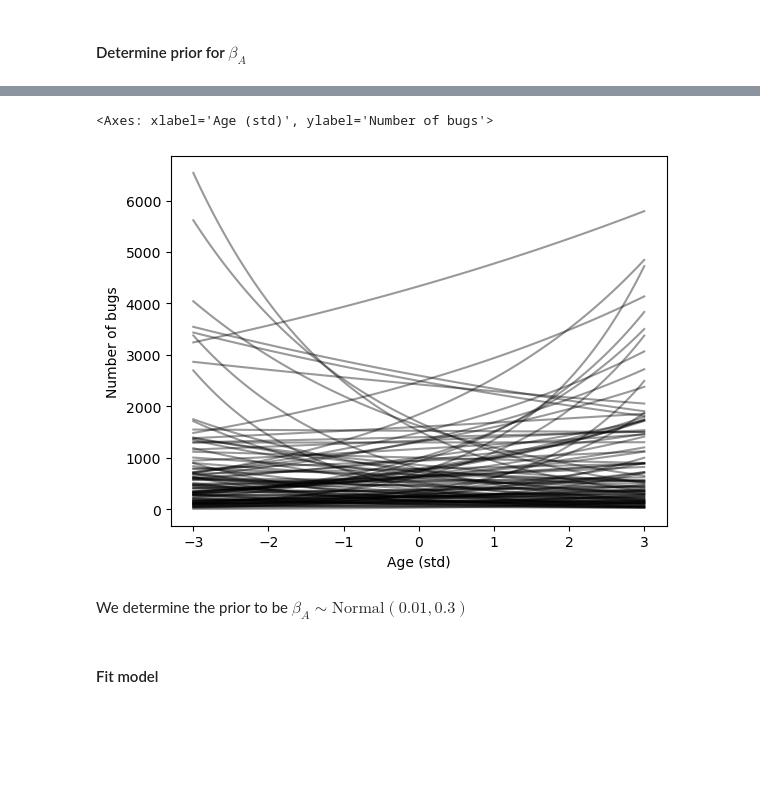
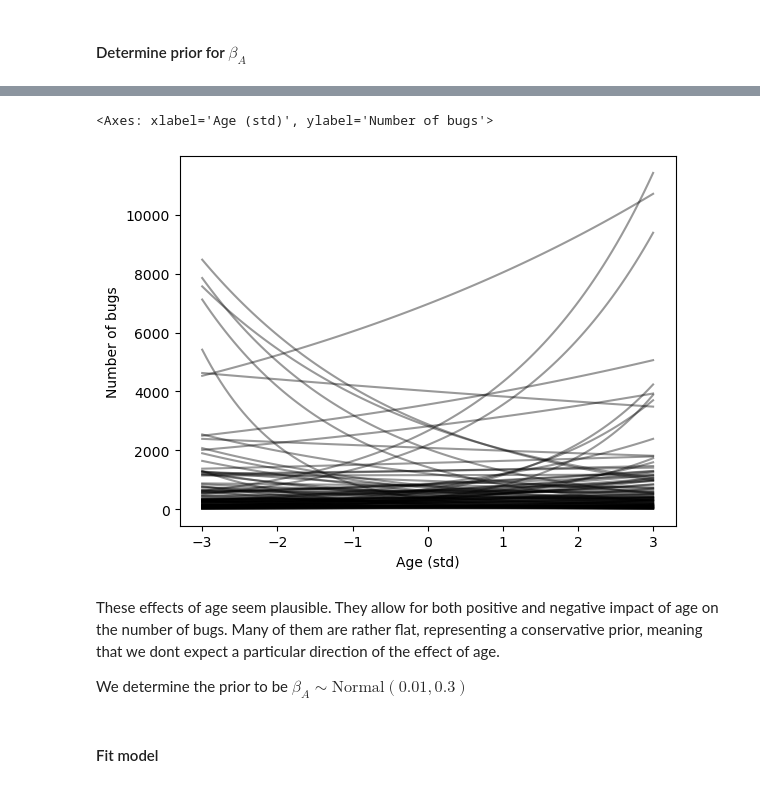
Before and after one commit to ah140797/PPExam24, a Jupyter notebook: anders.ipynb, the cells around one changed output, grey strips where cells are left out. Drawn from its saved outputs; the diff is of its cells as text; code cells hidden in the pictures; blank space fills up the shorter version.

```diff
--- a/anders.ipynb
+++ b/anders.ipynb
@@ -196,7 +363,8 @@ $$
 # %%
-#We had inspiration from https://github.com/pymc-devs/pymc-resources/blob/main/Rethinking_2/Chp_11.ipynb
+#Inspiration from https://github.com/pymc-devs/pymc-resources/blob/main/Rethinking_2/Chp_11.ipynb
+#Would be nice to make this work for unstandardized age aswell
 
-def prior_plot_poisson(N: int = 100, b_mean: int = 0, b_std: int = 0, ax1=None, ax2=None):
+def plot_prior_continious(b_mean: int = 0, b_std: int = 0, N: int = 100,  ax1=None, ax2=None):
     if ax1 is None:
         _, ax1 = plt.subplots()
         ax1.set_ylabel("Number of bugs")
@@ -204,29 +372,32 @@ def prior_plot_poisson(N: int = 100, b_mean: int = 0, b_std: int = 0, ax1=None,
     #    _, ax2 = plt.subplots()
     #    ax2.set_ylabel("Number of bugs")
 
-    intercepts = np.random.normal(6, 1, N)
-    slopes = np.random.normal(b_mean, b_std, N)
+    alphas = np.random.normal(6, 1, N)
+    betas = np.random.normal(b_mean, b_std, N)
 
     x_seq_std = np.linspace(-3, 3, N) # on std. scale
-    #x_seq = np.linspace(np.log(100), np.log(20000), N) # on normal scale
+    #x_seq = np.linspace(0, 16000, N) # on normal scale
 
-    for a, b in zip(intercepts, slopes):
+    for a, b in zip(alphas, betas):
         ax1.plot(x_seq_std, np.exp(a + b * x_seq_std), "k", alpha=0.4)
     ax1.set_xlabel("Age (std)")
 
     #Use for non-std age if it will work
-    #for a, b in zip(intercepts, slopes):
+    #for a, b in zip(alphas, betas):
     #    ax2.plot(x_seq, np.exp(a + b * x_seq), "k", alpha=0.4)
     #ax2.set_xlabel("Age")
 
     return ax1
 # %%
-prior_plot_poisson(100, .01, .3)
+plot_prior_continious(.01, .3)
 # %% [output]
 <Axes: xlabel='Age (std)', ylabel='Number of bugs'>
-[figure, old version]
+[figure, new version]
-# %% [markdown]
-We determine the prior to be $\beta_A \sim \mathrm{Normal}(0.01, 0.3)$
+# %% [markdown]
+These effects of age seem plausible. They allow for both positive and negative impact of age on the number of bugs. Many of them are rather flat, representing a conservative prior, meaning that we dont expect a particular direction of the effect of age.
+
+
+We determine the prior to be $\beta_A \sim \mathrm{Normal}(0.01, 0.3)$
 # %% [markdown]
 #### Fit model
 # %%
```
Also changed, not shown: parts of 90 cells of this notebook.
